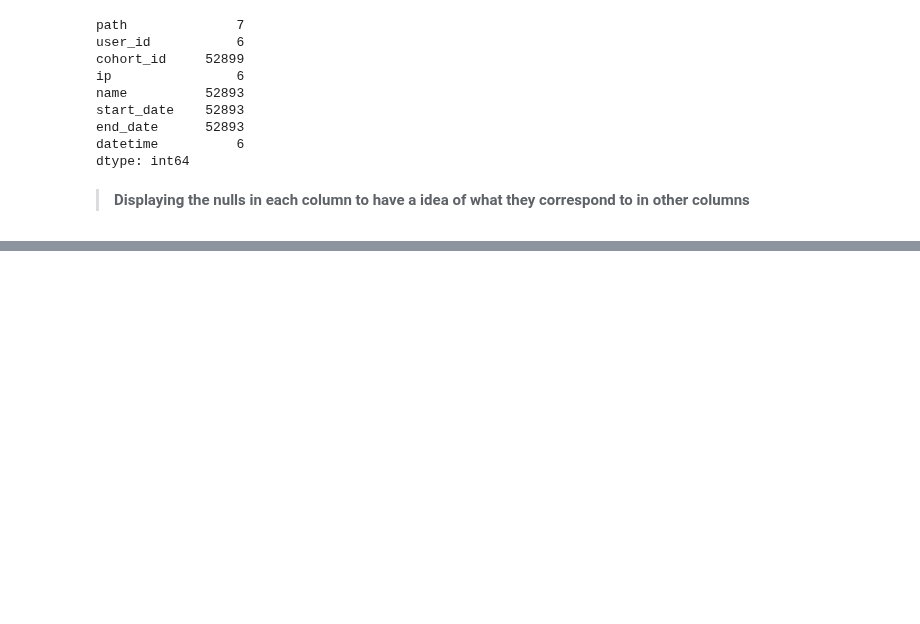
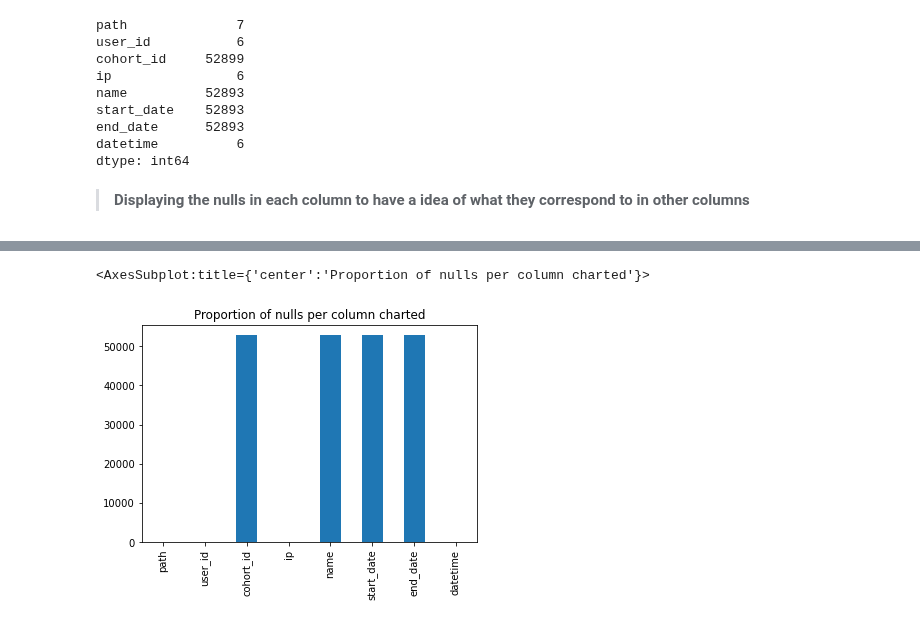
Before and after one commit to AACKV/anomaly_detection_project, a Jupyter notebook: arsenes_scratch_notebook.ipynb, the cells around one changed output, grey strips where cells are left out. Cells and saved outputs as stored; diff of their text form; code cells hidden in the pictures; blank space fills up the shorter version.

```diff
--- a/arsenes_scratch_notebook.ipynb
+++ b/arsenes_scratch_notebook.ipynb
@@ -403,0 +283,7 @@ combined_df.groupby('name'== ).path.value_counts(normalize=True)
+# %%
+# Proportion of nulls charted
+
+combined_df.isnull().sum().plot(kind='bar', title='Proportion of nulls per column charted')
+# %% [output]
+<AxesSubplot:title={'center':'Proportion of nulls per column charted'}>
+[figure, added]
```
Also changed, not shown: parts of 53 cells of this notebook.
